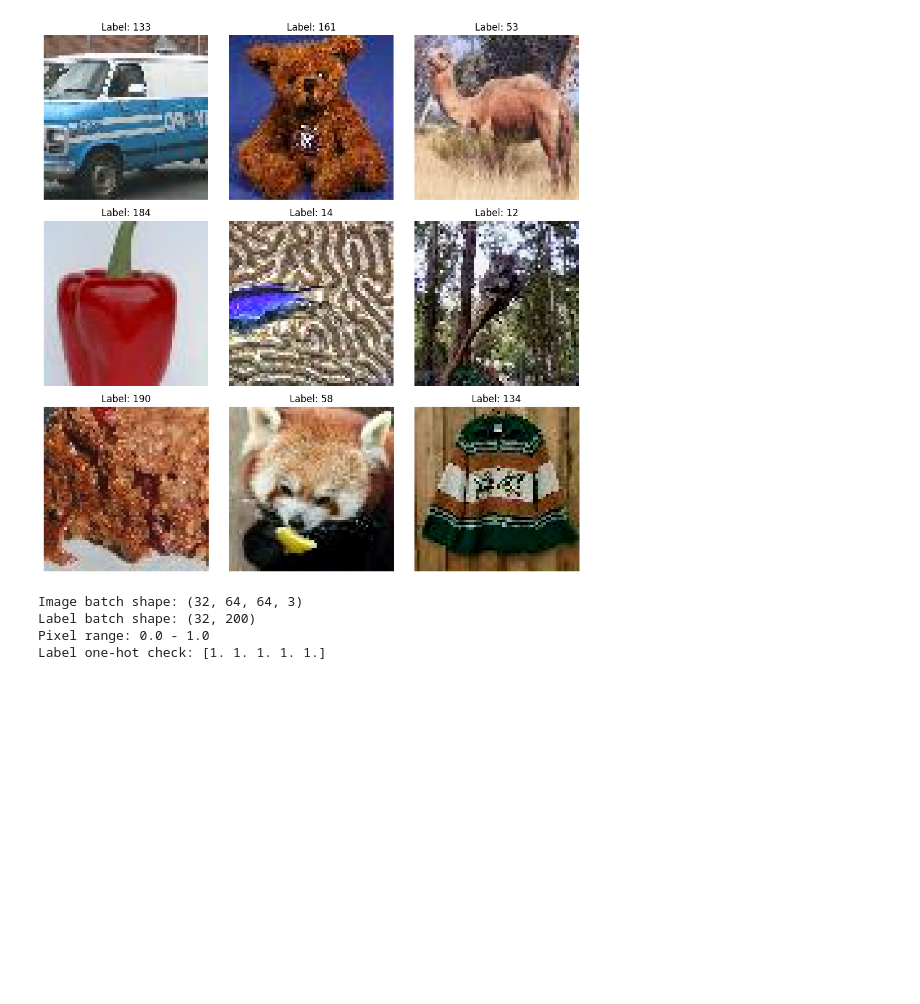
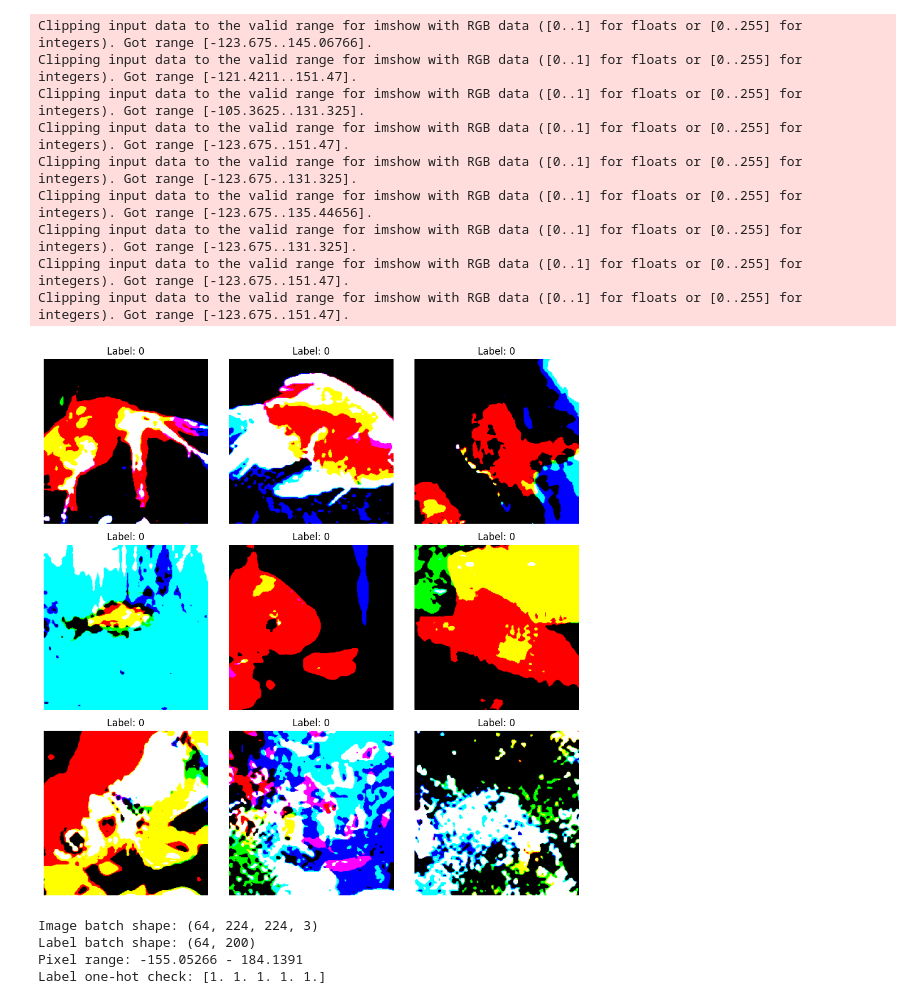
Before and after one commit to b3rian/Image-Classifier-CNN-API, a Jupyter notebook: data/eda.ipynb, the cells around one changed output. Drawn from its saved outputs; the diff is of its cells as text; code cells hidden in the pictures; blank space fills up the shorter version.

```diff
--- a/data/eda.ipynb
+++ b/data/eda.ipynb
@@ -2,35 +4,39 @@
 import matplotlib.pyplot as plt
 # %%
-import tensorflow as tf
-from input_pipeline import get_datasets
-import matplotlib.pyplot as plt
-
 # Call the function to get the datasets
-data_dir = "D:/tiny-imagenet-200"
+data_dir = "D:/Downloads/tiny-224"
 train_ds, val_ds = get_datasets(data_dir=data_dir)
 
 def visualize_batch(dataset, class_names=None, num_images=9):
     plt.figure(figsize=(10, 10))
     for images, labels in dataset.take(1):
         for i in range(num_images):
             ax = plt.subplot(3, 3, i + 1)
             plt.imshow(images[i].numpy())
             if class_names:
                 label_idx = tf.argmax(labels[i]).numpy()
                 plt.title(class_names[label_idx])
             else:
                 plt.title(f"Label: {tf.argmax(labels[i]).numpy()}")
             plt.axis("off")
     plt.tight_layout()
     plt.show()
 
 # Now that train_ds exists, this will work:
-visualize_batch(train_ds)
+visualize_batch(val_ds)
 # %% [output]
+Clipping input data to the valid range for imshow with RGB data ([0..1] for floats or [0..255] for integers). Got range [-123.675..145.06766].
+Clipping input data to the valid range for imshow with RGB data ([0..1] for floats or [0..255] for integers). Got range [-121.4211..151.47].
+Clipping input data to the valid range for imshow with RGB data ([0..1] for floats or [0..255] for integers). Got range [-105.3625..131.325].
+Clipping input data to the valid range for imshow with RGB data ([0..1] for floats or [0..255] for integers). Got range [-123.675..151.47].
+Clipping input data to the valid range for imshow with RGB data ([0..1] for floats or [0..255] for integers). Got range [-123.675..131.325].
+Clipping input data to the valid range for imshow with RGB data ([0..1] for floats or [0..255] for integers). Got range [-123.675..135.44656].
+Clipping input data to the valid range for imshow with RGB data ([0..1] for floats or [0..255] for integers). Got range [-123.675..131.325].
+Clipping input data to the valid range for imshow with RGB data ([0..1] for floats or [0..255] for integers). Got range [-123.675..151.47].
+Clipping input data to the valid range for imshow with RGB data ([0..1] for floats or [0..255] for integers). Got range [-123.675..151.47].
-[figure, old version]
+[figure, new version]
 # %%
-import input_pipeline
-train_ds, val_ds = input_pipeline.get_datasets(data_dir=data_dir, batch_size=32)
+
 
 for images, labels in train_ds.take(1):
     print("Image batch shape:", images.shape)
@@ -38,7 +44,7 @@ for images, labels in train_ds.take(1):
     print("Pixel range:", tf.reduce_min(images).numpy(), "-", tf.reduce_max(images).numpy())
     print("Label one-hot check:", tf.reduce_sum(labels, axis=1)[:5].numpy())
 # %% [output]
-Image batch shape: (32, 64, 64, 3)
-Label batch shape: (32, 200)
-Pixel range: 0.0 - 1.0
+Image batch shape: (64, 224, 224, 3)
+Label batch shape: (64, 200)
+Pixel range: -155.05266 - 184.1391
 Label one-hot check: [1. 1. 1. 1. 1.]
```
Also changed, not shown: parts of 1 cell of this notebook, 2 other files.
